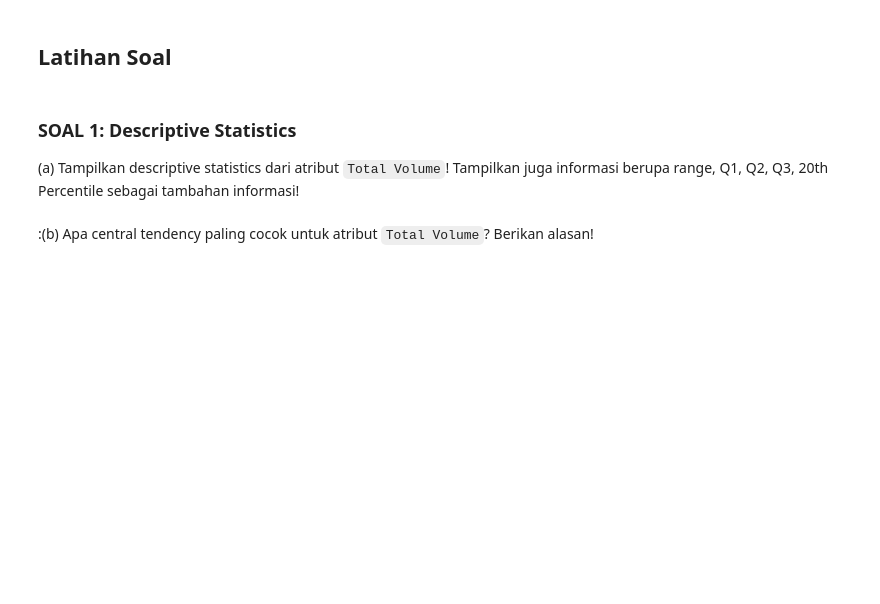
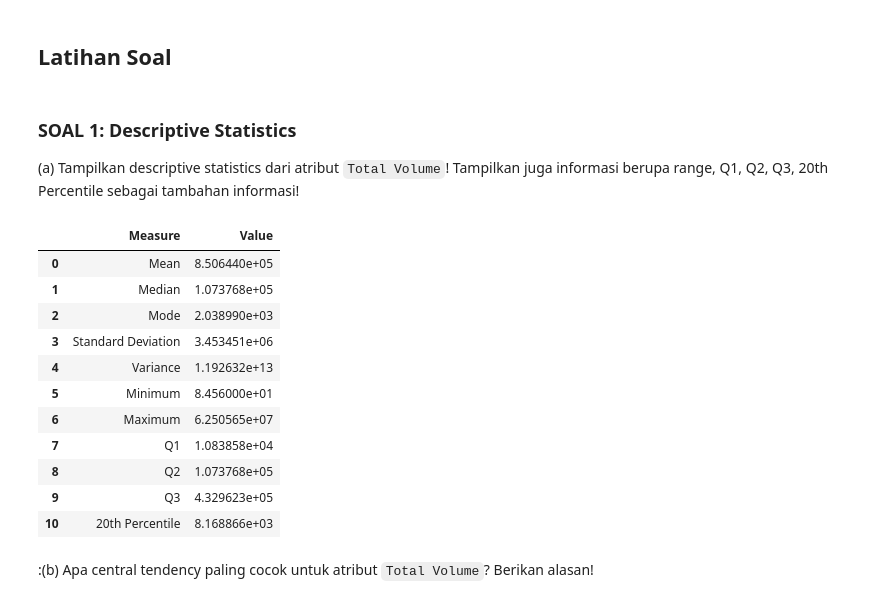
Before and after one commit to faisaladisoe/kasdd-lab, a Jupyter notebook: Lab 2/Lab 2 - Stats and DataViz.ipynb, the cells around one changed output. Saved outputs shown, nothing was run; the diff lists cells and outputs as text; code cells hidden in the pictures; blank space fills up the shorter version.

```diff
--- a/Lab 2/Lab 2 - Stats and DataViz.ipynb
+++ b/Lab 2/Lab 2 - Stats and DataViz.ipynb
@@ -391,2 +394,32 @@ fig.show()
+# %%
+# 1(a) Implementasi kode di sini
+totalVolume = avocado_df['Total Volume']
+volumeStats = [
+    ['Mean', np.mean(totalVolume)],
+    ['Median', np.median(totalVolume)],
+    ['Mode', scp.mode(totalVolume)[0][0]],
+    ['Standard Deviation', np.std(totalVolume)],
+    ['Variance', np.var(totalVolume)],
+    ['Minimum', np.min(totalVolume)],
+    ['Maximum', np.max(totalVolume)],
+    ['Q1', np.quantile(totalVolume, .25)],
+    ['Q2', np.quantile(totalVolume, .5)],
+    ['Q3', np.quantile(totalVolume, .75)],
+    ['20th Percentile', np.percentile(totalVolume, 20)]
+]
+pd.DataFrame(volumeStats, columns=['Measure', 'Value'])
+# %% [output]
+|  | Measure | Value |
+| 0 | Mean | 8.506440e+05 |
+| 1 | Median | 1.073768e+05 |
+| 2 | Mode | 2.038990e+03 |
+| 3 | Standard Deviation | 3.453451e+06 |
+| 4 | Variance | 1.192632e+13 |
+| 5 | Minimum | 8.456000e+01 |
+| 6 | Maximum | 6.250565e+07 |
+| 7 | Q1 | 1.083858e+04 |
+| 8 | Q2 | 1.073768e+05 |
+| 9 | Q3 | 4.329623e+05 |
+| 10 | 20th Percentile | 8.168866e+03 |
 # %% [markdown]
 :(b) Apa central tendency paling cocok untuk atribut `Total Volume`? Berikan alasan!
```
Also changed, not shown: parts of 10 cells of this notebook.
